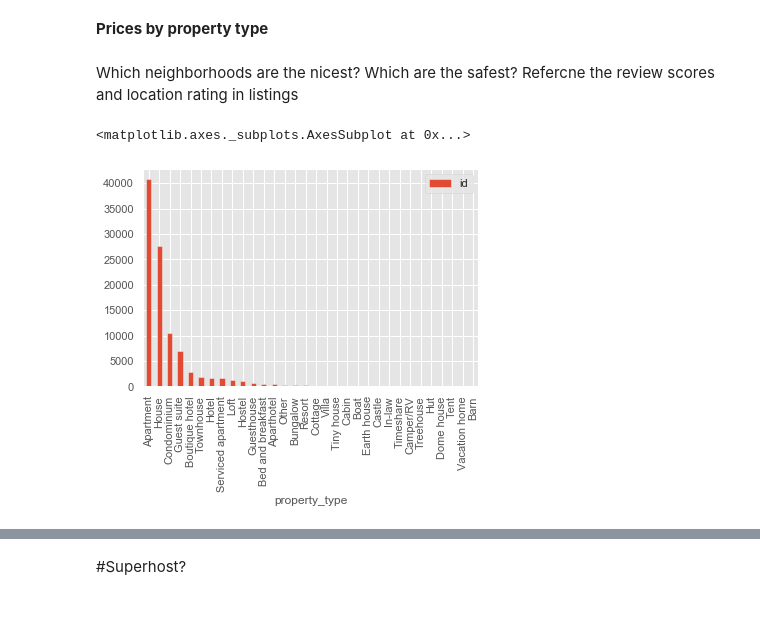
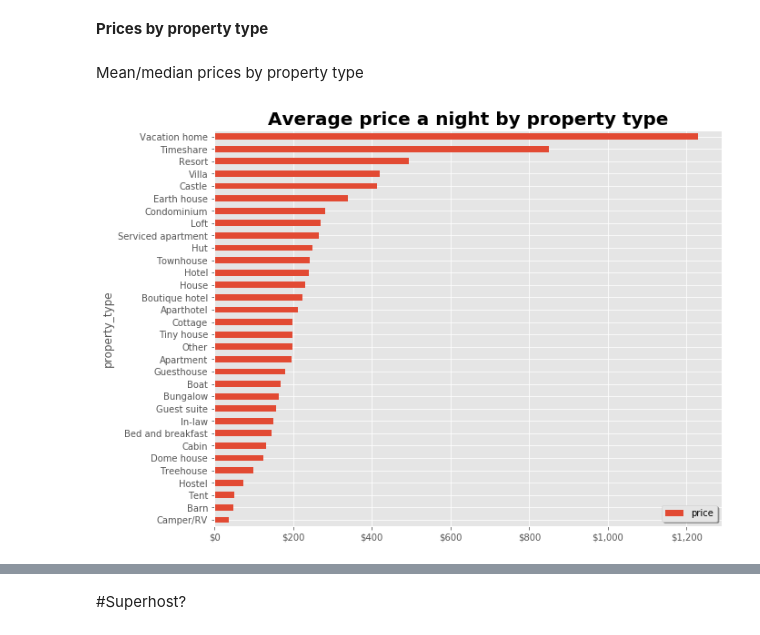
Before and after one commit to KishenSharma6/Airbnb-Analysis, a Jupyter notebook: Project Codes/03. Exploratory Data Analysis/2020_0202_Listings_EDA.ipynb, the cells around one changed output, grey strips where cells are left out. Saved outputs shown, nothing was run; the diff lists cells and outputs as text; code cells hidden in the pictures.

```diff
--- a/Project Codes/03. Exploratory Data Analysis/2020_0202_Listings_EDA.ipynb
+++ b/Project Codes/03. Exploratory Data Analysis/2020_0202_Listings_EDA.ipynb
@@ -26,8 +26,18 @@ import seaborn as sns
 #Set path to data
 path = r'C:\Users\kishe\Documents\Data Science\Projects\Python Projects\In Progress\Air BnB - SF\Data\02_Intermediate/'
 
+#list columns with date information to parse
+dates = ['first_review', 'host_since', 'last_review']
+
 #Read listings Data
-listings = pd.read_csv(path + '2020_0201_Listings_Cleaned.csv',index_col=0, low_memory=True, sep=',')
+df = pd.read_csv(path + '2020_0201_Listings_Cleaned.csv',index_col=0, low_memory=False,
+                 dtype={'review_scores_accuracy':'object',
+                              'review_scores_checkin':'object',
+                              'review_scores_cleanliness':'object',
+                              'review_scores_communication':'object',
+                              'review_scores_location':'object',
+                             'review_scores_value':'object'} ,
+                      sep=',', parse_dates=dates)
 # %% [markdown]
 **Set notebook preferences**
 # %%
@@ -134,0 +95,11 @@ sns.scatterplot(x='longitude', y = 'latitude',hue = 'price', data = listings[::3
+# %%
+#plot hist
+g =df.review_scores_rating.hist(figsize=(10,7), bins = 70,color = '#dab8f3', label = 'Latest Review Score')
+
+#Set font dictionaries
+dict_title= {'fontweight' : 'heavy', 'fontsize' : 20}
+
+#Set plot aesthetics
+g.set_title('Airbnb Review Scores Distribution', fontdict=dict_title)
+g.get_yaxis().set_major_formatter(plt.FuncFormatter(lambda x, loc: "{:,}".format(int(x))))
+g.legend(frameon = True, fancybox=True, shadow = True,fontsize = 10)
@@ -135,14 +192,20 @@ sns.scatterplot(x='longitude', y = 'latitude',hue = 'price', data = listings[::3
 # %% [markdown]
 **Prices by property type**
-# %% [markdown]
-Which neighborhoods are the nicest? Which are the safest? Refercne the review scores and location rating in listings
+# %% [markdown]
+Mean/median prices by property type
 # %%
 #Set 538 plot style
 plt.style.use('ggplot')
 
 #Counts of property types
-prop_count = listings.groupby('property_type')['id'].count().sort_values(ascending = False).reset_index()
-prop_count.plot(x = 'property_type', y = 'id', kind = 'bar')
+prop_mean = df.groupby('property_type')['price'].mean().sort_values(ascending = False).reset_index()
+
+g = prop_mean.plot(x = 'property_type', y = 'price', kind = 'barh',
+                  figsize = (10,8))
+g.set_title('Average price a night by property type',fontdict= dict_title )
+
+g.get_xaxis().set_major_formatter(plt.FuncFormatter(lambda x, loc: "${:,}".format(int(x))))
+g.legend(frameon = True, fancybox=True, shadow = True,fontsize = 10)
+g.invert_yaxis()
 # %% [output]
-<matplotlib.axes._subplots.AxesSubplot at 0x...>
-[figure, old version]
+[figure, new version]
```
Also changed, not shown: parts of 34 cells of this notebook.
